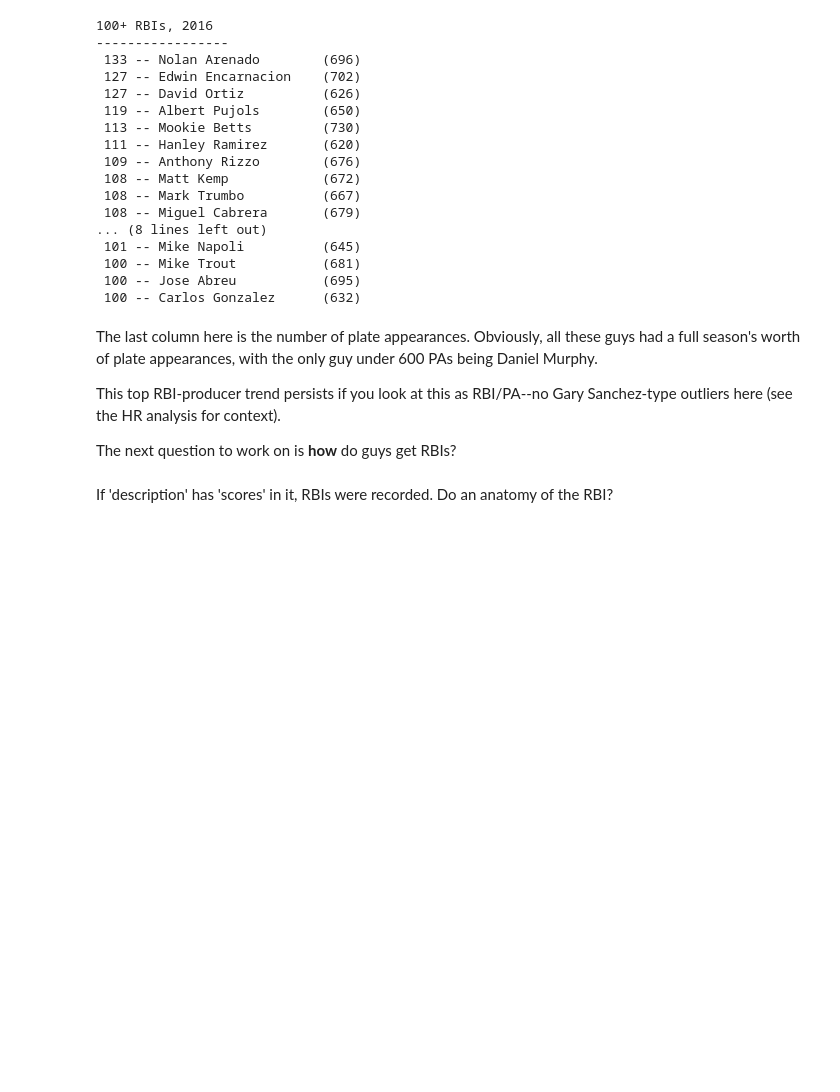
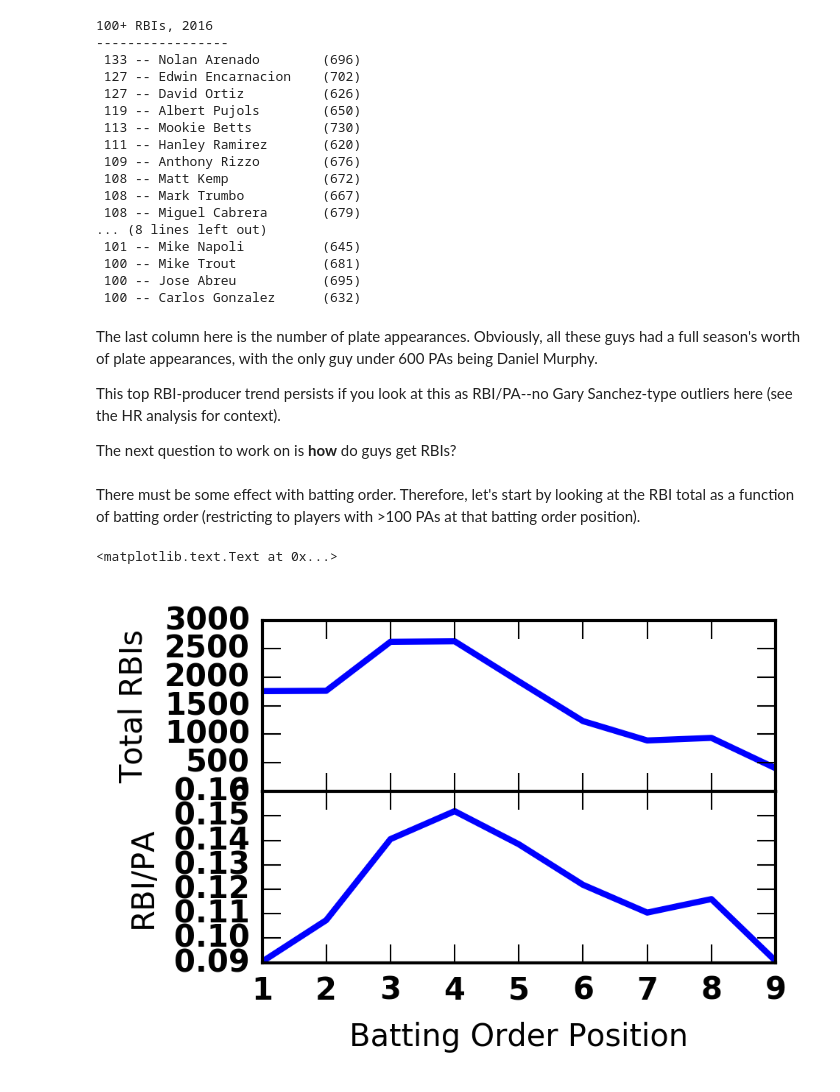
Before and after one commit to fantasy-toolz/2017-MLB-Analysis, a Jupyter notebook: batting_notebooks/RBI-Analysis.ipynb, the cells around one changed output. Saved outputs shown, nothing was run; the diff lists cells and outputs as text; code cells hidden in the pictures; blank space fills up the shorter version.

```diff
--- a/batting_notebooks/RBI-Analysis.ipynb
+++ b/batting_notebooks/RBI-Analysis.ipynb
@@ -163,5 +163,30 @@ The last column here is the number of plate appearances. Obviously, all these gu
 This top RBI-producer trend persists if you look at this as RBI/PA--no Gary Sanchez-type outliers here (see the HR analysis for context).
 
 The next question to work on is **how** do guys get RBIs?
-# %% [markdown]
-If 'description' has 'scores' in it, RBIs were recorded. Do an anatomy of the RBI?
+# %% [markdown]
+There must be some effect with batting order. Therefore, let's start by looking at the RBI total as a function of batting order (restricting to players with >100 PAs at that batting order position).
+# %%
+total_list = np.array([First2016,Second2016,Third2016,Fourth2016,Fifth2016,Sixth2016,Seventh2016,Eighth2016,Ninth2016])
+
+total_order_rbis = np.array([np.sum(x['RBI']) for x in total_list])
+total_order_pas = np.array([np.sum(x['PA']) for x in total_list])
+
+
+
+fig = plt.figure(figsize=(3,2))
+
+plt.subplots_adjust(hspace=0.001)
+
+ax = fig.add_subplot(211)
+ax2 = fig.add_subplot(212)
+
+ax.plot(np.linspace(1.,9.,9),total_order_rbis)
+ax.set_ylabel('Total RBIs')
+ax.set_xticklabels(())
+
+ax2.plot(np.linspace(1.,9.,9),total_order_rbis/total_order_pas)
+ax2.set_ylabel('RBI/PA')
+ax2.set_xlabel('Batting Order Position')
+# %% [output]
+<matplotlib.text.Text at 0x...>
+[figure, added]
```
Also changed, not shown: parts of 3 cells of this notebook.
